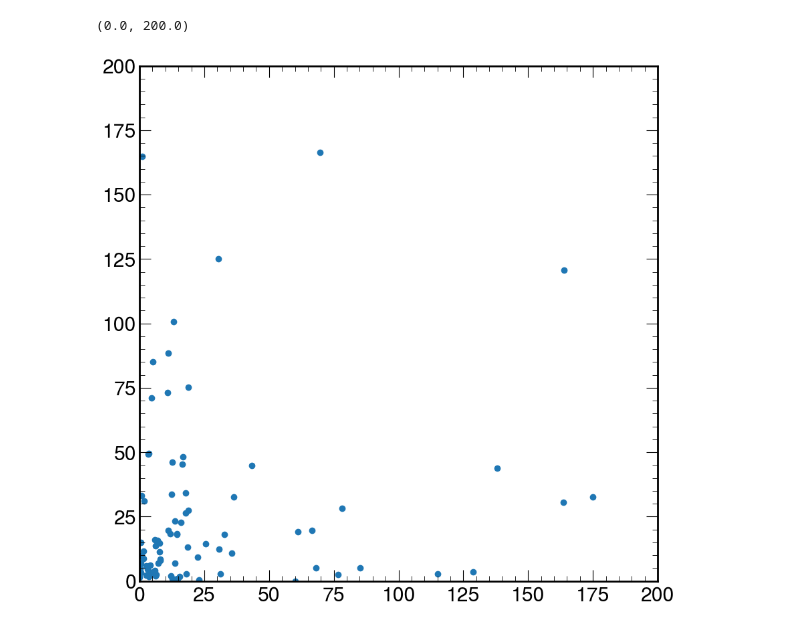
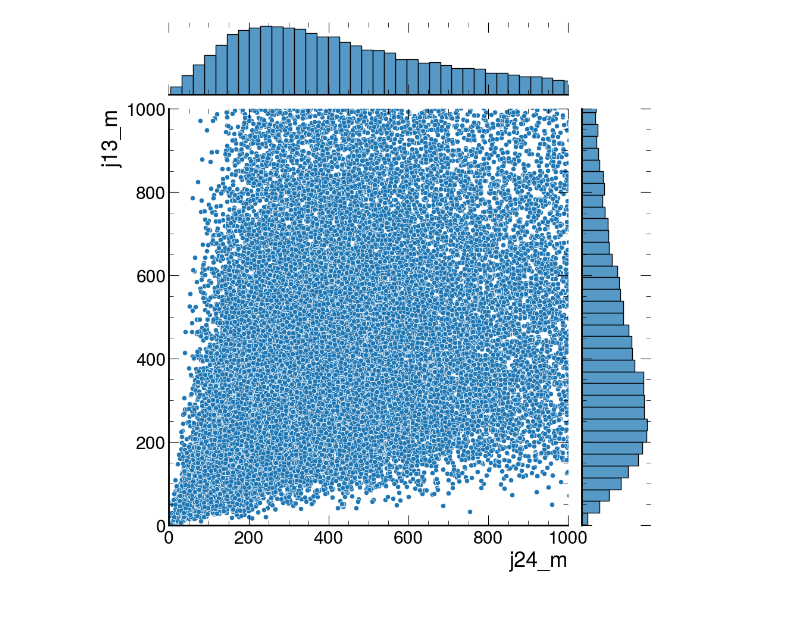
Before and after one commit to javivilladamigo/parametric-4j-QCD_background, a Jupyter notebook: analysis.ipynb, the cells around one changed output. Saved outputs shown, nothing was run; the diff lists cells and outputs as text; code cells hidden in the pictures.

```diff
--- a/analysis.ipynb
+++ b/analysis.ipynb
@@ -10,5 +11,5 @@ plt.style.use([hep.style.CMS])
 # %%
-Events = uproot.open("4jQCDbackground_10000events.root")
+Events = uproot.open("4jQCDbackground_autoBoost_500000events.root")
 Events_4j = Events["Events_4j"]
 # %%
 # pt
@@ -96,7 +97,7 @@ j4_Py = j4_E * np.sin(j4_theta) * np.sin(j4_phi)
 j4_Pz = j4_E * np.cos(j4_theta)
 # %%
 def invariant_mass(px, py, pz, E):
-    return 1e6*(E**2 - px**2 - py**2 - pz**2)**0.5
+    return 1e3*(E**2 - px**2 - py**2 - pz**2)**0.5
 # %%
 # j1-j2
 j12_Px = j1_Px + j2_Px
@@ -139,10 +140,8 @@ j34_Py = j3_Py + j4_Py
 j34_Pz = j3_Pz + j4_Pz
 j34_E = j3_E + j4_E
 j34_m = invariant_mass(j34_Px, j34_Py, j34_Pz, j34_E)
-# %%
-plt.scatter(j12_m, j34_m)
-plt.xlim(0, 200)
-plt.ylim(0, 200)
-# %% [output]
-(0.0, 200.0)
-[figure, removed]
+# %%
+df = pd.DataFrame({'j12_m':j12_m, 'j34_m':j34_m, 'j13_m':j13_m, 'j24_m':j24_m, 'j14_m':j14_m, 'j23_m':j23_m})
+g = sns.jointplot(data = df, x = "j24_m", y = "j13_m", kind = "scatter", height = 10, xlim = (0, 1000), ylim = (0, 1000))
+# %% [output]
+[figure, added]
```
Also changed, not shown: parts of 2 cells of this notebook.
